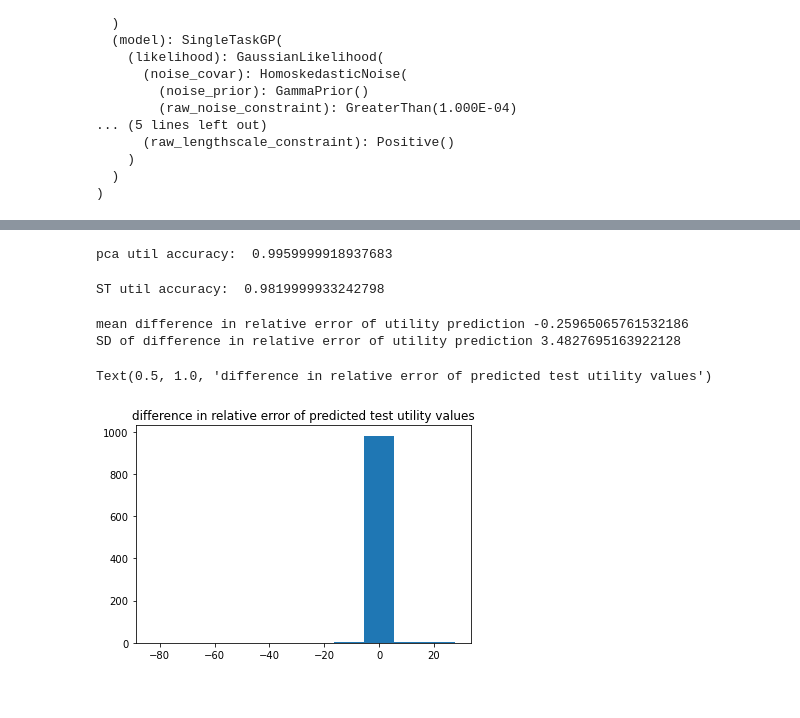
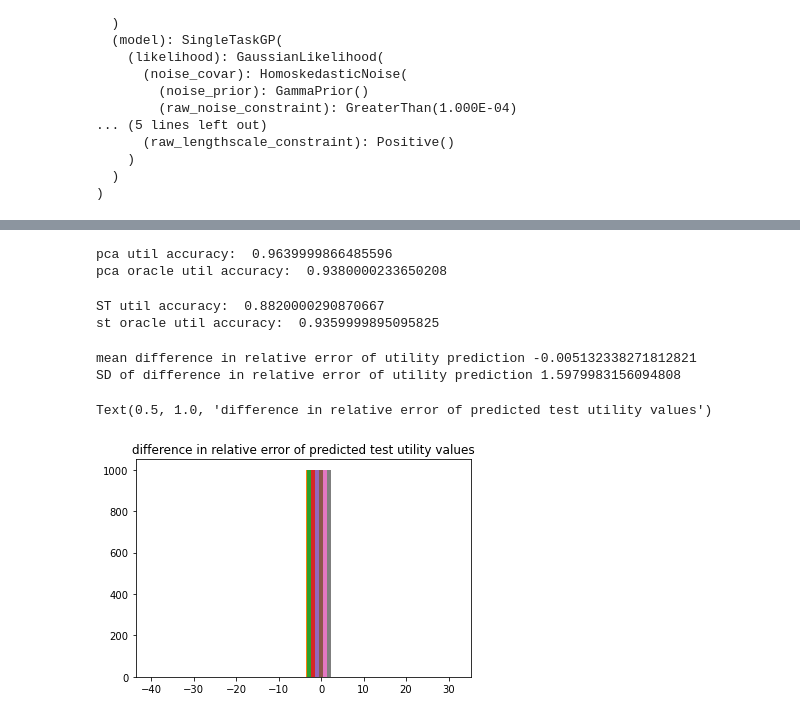
Before and after one commit to zyyjjj/low_rank_BOPE, a Jupyter notebook: notebooks/[Demo]_synthetic_2D_simulation_with_PCAGP.ipynb, the cells around one changed output, grey strips where cells are left out. Cells and saved outputs as stored; diff of their text form; code cells hidden in the pictures.

```diff
--- a/notebooks/[Demo]_synthetic_2D_simulation_with_PCAGP.ipynb
+++ b/notebooks/[Demo]_synthetic_2D_simulation_with_PCAGP.ipynb
@@ -678,4 +760,4 @@ torch.manual_seed(123)
 beta = torch.tensor([1]*config["outcome_dim"], **tkwargs)
 util_func = LinearUtil(beta=beta)
 
-train_X, train_Y, util_vals, comps = gen_initial_real_data(n=400, problem=problem, util_func=util_func)
+train_X, train_Y, util_vals, comps = gen_initial_real_data(n=100, problem=problem, util_func=util_func)
@@ -749,3 +868,12 @@ st_util_model = fit_pref_model(
     # input_transform=Normalize(config["outcome_dim"])
     covar_module = make_modified_kernel(ard_num_dims = 20)
 )
+
+st_util_model_oracle = SingleTaskGP(
+    train_Y,
+    util_vals.unsqueeze(1),
+    covar_module = make_modified_kernel(ard_num_dims = 20)
+)
+
+mll = ExactMarginalLogLikelihood(st_util_model_oracle.likelihood, st_util_model_oracle)
+fit_gpytorch_model(mll)
@@ -760,8 +906,19 @@ test_util_vals_pca, pred_util_vals_pca, util_acc_pca = check_util_model_fit(
     return_util_vals = True
 )
 print('pca util accuracy: ', util_acc_pca)
+
+test_util_vals_pca_oracle, pred_util_vals_pca_oracle, util_acc_pca_oracle = check_util_model_fit(
+    pref_model = pca_util_model_oracle,
+    problem=problem,
+    util_func=util_func,
+    n_test=1000,
+    batch_eval=True,
+    return_util_vals = True
+)
+print('pca oracle util accuracy: ', util_acc_pca_oracle)
 # %% [output]
-pca util accuracy:  0.9959999918937683
+pca util accuracy:  0.9639999866485596
+pca oracle util accuracy:  0.9380000233650208
 # %%
 torch.manual_seed(0)
 test_util_vals_st, pred_util_vals_st, util_acc_st = check_util_model_fit(
@@ -773,23 +930,34 @@ test_util_vals_st, pred_util_vals_st, util_acc_st = check_util_model_fit(
     return_util_vals = True
 )
 print('ST util accuracy: ', util_acc_st)
+
+test_util_vals_st_oracle, pred_util_vals_st_oracle, util_acc_st_oracle = check_util_model_fit(
+    pref_model = st_util_model_oracle,
+    problem=problem,
+    util_func=util_func,
+    n_test=1000,
+    batch_eval=True,
+    return_util_vals = True
+)
+print('st oracle util accuracy: ', util_acc_st_oracle)
 # %% [output]
-ST util accuracy:  0.9819999933242798
+ST util accuracy:  0.8820000290870667
+st oracle util accuracy:  0.9359999895095825
 # %%
 print(
     'mean difference in relative error of utility prediction',
-    torch.mean((pred_util_vals_st - pred_util_vals_pca)/pred_util_vals_st).item()
+    torch.mean((pred_util_vals_st_oracle - pred_util_vals_pca_oracle)/test_util_vals_st).item()
 )
 
 print(
     'SD of difference in relative error of utility prediction',
-    torch.std((pred_util_vals_st - pred_util_vals_pca)/pred_util_vals_st).item()
+    torch.std((pred_util_vals_st_oracle - pred_util_vals_pca_oracle)/test_util_vals_st).item()
 )
 
-plt.hist(((pred_util_vals_st - pred_util_vals_pca)/pred_util_vals_st).detach().numpy())
+plt.hist(((pred_util_vals_st_oracle - pred_util_vals_pca_oracle)/test_util_vals_st).detach().numpy())
 plt.title('difference in relative error of predicted test utility values')
 # %% [output]
-mean difference in relative error of utility prediction -0.25965065761532186
-SD of difference in relative error of utility prediction 3.4827695163922128
+mean difference in relative error of utility prediction -0.005132338271812821
+SD of difference in relative error of utility prediction 1.5979983156094808
 Text(0.5, 1.0, 'difference in relative error of predicted test utility values')
-[figure, old version]
+[figure, new version]
```
Also changed, not shown: parts of 14 cells of this notebook, 3 other files.
